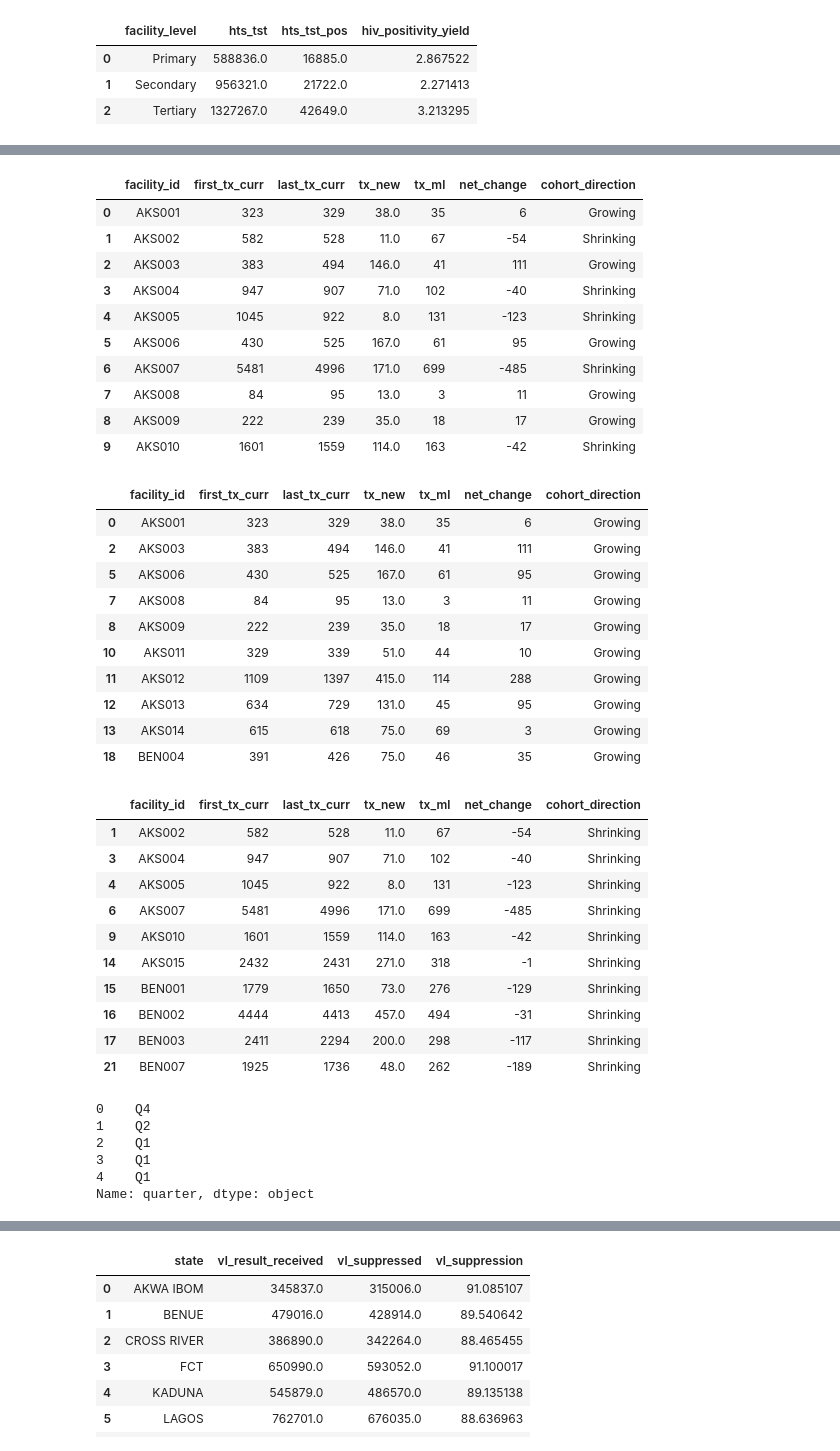
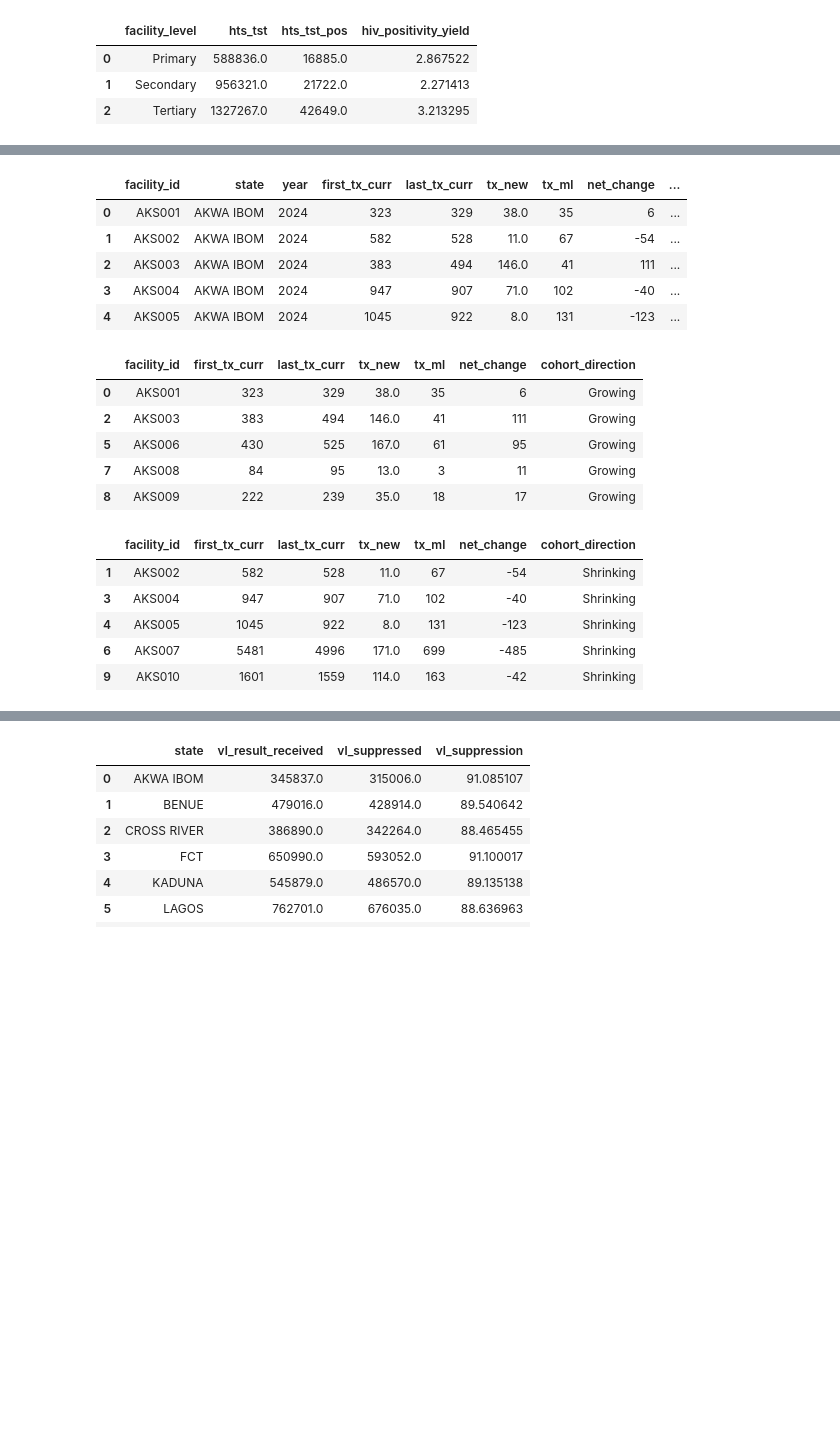
Before and after one commit to AlozieCollins/Intern-dataset-work, a Jupyter notebook: work.ipynb, the cells around one changed output, grey strips where cells are left out. Drawn from its saved outputs; the diff is of its cells as text; code cells hidden in the pictures; blank space fills up the shorter version.

```diff
--- a/work.ipynb
+++ b/work.ipynb
@@ -1159,11 +1132,10 @@ tx_2024 = tx_2024.sort_values(
 # %%
 # I grouped them by their facility id's got the first and last tx_curr, and the sum of the new and ml tx
 treatment_continuity = (
-    tx_2024 .groupby("facility_id", as_index=False) .agg(
+    tx_2024 .groupby(["facility_id", "state", "year"], as_index=False) .agg(
         first_tx_curr=("tx_curr", "first"),
         last_tx_curr=("tx_curr", "last"),
         tx_new=("tx_new", "sum"),
         tx_ml=("tx_ml", "sum")
     )
 )
-treatment_continuity
@@ -1189,29 +1147,24 @@ treatment_continuity["net_change"] = (
 # %%
 # I then for the facilities that were greater than 0 i'd create column cohort direcion and give them growing and for the ones that were less than 0 shrinking
 treatment_continuity["cohort_direction"] = (
     treatment_continuity["net_change"]
     .apply( lambda x: "Growing" if x > 0 else "Shrinking" if x < 0 else "No change"
     )
 )
-treatment_continuity.head(10)
+treatment_continuity.head()
 # %% [output]
-|  | facility_id | first_tx_curr | last_tx_curr | tx_new | tx_ml | net_change | cohort_direction |
-| 0 | AKS001 | 323 | 329 | 38.0 | 35 | 6 | Growing |
-| 1 | AKS002 | 582 | 528 | 11.0 | 67 | -54 | Shrinking |
-| 2 | AKS003 | 383 | 494 | 146.0 | 41 | 111 | Growing |
-| 3 | AKS004 | 947 | 907 | 71.0 | 102 | -40 | Shrinking |
-| 4 | AKS005 | 1045 | 922 | 8.0 | 131 | -123 | Shrinking |
-| 5 | AKS006 | 430 | 525 | 167.0 | 61 | 95 | Growing |
-| 6 | AKS007 | 5481 | 4996 | 171.0 | 699 | -485 | Shrinking |
-| 7 | AKS008 | 84 | 95 | 13.0 | 3 | 11 | Growing |
-| 8 | AKS009 | 222 | 239 | 35.0 | 18 | 17 | Growing |
-| 9 | AKS010 | 1601 | 1559 | 114.0 | 163 | -42 | Shrinking |
+|  | facility_id | state | year | first_tx_curr | last_tx_curr | tx_new | tx_ml | net_change | ... |
+| 0 | AKS001 | AKWA IBOM | 2024 | 323 | 329 | 38.0 | 35 | 6 | ... |
+| 1 | AKS002 | AKWA IBOM | 2024 | 582 | 528 | 11.0 | 67 | -54 | ... |
+| 2 | AKS003 | AKWA IBOM | 2024 | 383 | 494 | 146.0 | 41 | 111 | ... |
+| 3 | AKS004 | AKWA IBOM | 2024 | 947 | 907 | 71.0 | 102 | -40 | ... |
+| 4 | AKS005 | AKWA IBOM | 2024 | 1045 | 922 | 8.0 | 131 | -123 | ... |
 # %%
 # Then i got only the facilites that the net change is greater than 0
 growing = treatment_continuity[
     treatment_continuity["net_change"].gt(0)
 ]
-growing.head(10)
+growing.head()
 # %% [output]
 |  | facility_id | first_tx_curr | last_tx_curr | tx_new | tx_ml | net_change | cohort_direction |
 | 0 | AKS001 | 323 | 329 | 38.0 | 35 | 6 | Growing |
@@ -1219,17 +1172,12 @@ growing.head(10)
 | 5 | AKS006 | 430 | 525 | 167.0 | 61 | 95 | Growing |
 | 7 | AKS008 | 84 | 95 | 13.0 | 3 | 11 | Growing |
 | 8 | AKS009 | 222 | 239 | 35.0 | 18 | 17 | Growing |
-| 10 | AKS011 | 329 | 339 | 51.0 | 44 | 10 | Growing |
-| 11 | AKS012 | 1109 | 1397 | 415.0 | 114 | 288 | Growing |
-| 12 | AKS013 | 634 | 729 | 131.0 | 45 | 95 | Growing |
-| 13 | AKS014 | 615 | 618 | 75.0 | 69 | 3 | Growing |
-| 18 | BEN004 | 391 | 426 | 75.0 | 46 | 35 | Growing |
 # %%
 # And this for the ones that are less then zero shrinking
 shrinking = treatment_continuity[
     treatment_continuity["net_change"].lt(0)
 ]
-shrinking.head(10)
+shrinking.head()
 # %% [output]
 |  | facility_id | first_tx_curr | last_tx_curr | tx_new | tx_ml | net_change | cohort_direction |
 | 1 | AKS002 | 582 | 528 | 11.0 | 67 | -54 | Shrinking |
@@ -1237,24 +1185,11 @@ shrinking.head(10)
 | 4 | AKS005 | 1045 | 922 | 8.0 | 131 | -123 | Shrinking |
 | 6 | AKS007 | 5481 | 4996 | 171.0 | 699 | -485 | Shrinking |
 | 9 | AKS010 | 1601 | 1559 | 114.0 | 163 | -42 | Shrinking |
-| 14 | AKS015 | 2432 | 2431 | 271.0 | 318 | -1 | Shrinking |
-| 15 | BEN001 | 1779 | 1650 | 73.0 | 276 | -129 | Shrinking |
-| 16 | BEN002 | 4444 | 4413 | 457.0 | 494 | -31 | Shrinking |
-| 17 | BEN003 | 2411 | 2294 | 200.0 | 298 | -117 | Shrinking |
-| 21 | BEN007 | 1925 | 1736 | 48.0 | 262 | -189 | Shrinking |
 # %%
 # I created a quater column
 clean_df["quarter"] = (
     "Q" + clean_df["report_month"].dt.quarter.astype(str)
 )
-clean_df["quarter"].head()
-# %% [output]
-0    Q4
-1    Q2
-2    Q1
-3    Q1
-4    Q1
-Name: quarter, dtype: object
 # %%
 # groupd the vl_eligible and vl_result by state and quater
 vl_coverage = (
```
Also changed, not shown: parts of 21 cells of this notebook.
